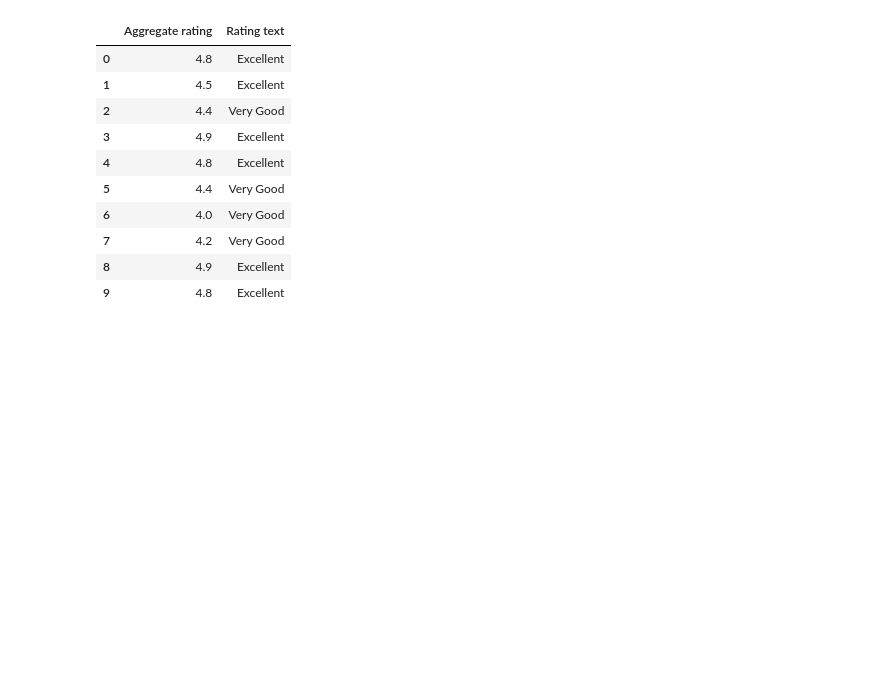
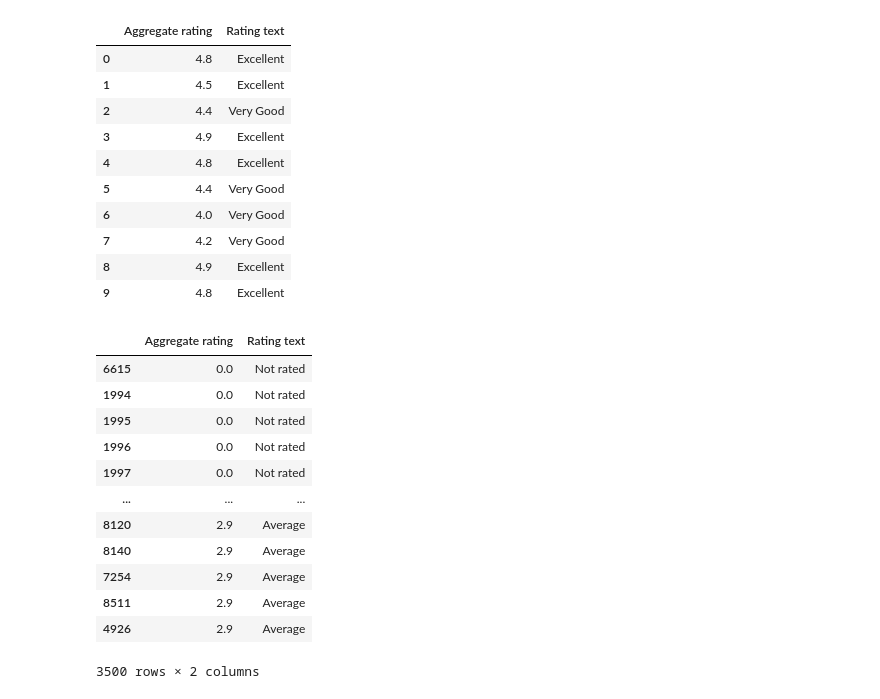
Before and after one commit to Vanshaj14Mohan/Restaurant-Ratings-Prediction, a Jupyter notebook: Files/main.ipynb, the cells around one changed output. Saved outputs shown, nothing was run; the diff lists cells and outputs as text; code cells hidden in the pictures; blank space fills up the shorter version.

```diff
--- a/Files/main.ipynb
+++ b/Files/main.ipynb
@@ -231,3 +231,19 @@ df[["Aggregate rating", "Rating text"]].head(10)
 | 7 | 4.2 | Very Good |
 | 8 | 4.9 | Excellent |
 | 9 | 4.8 | Excellent |
+# %%
+df[["Aggregate rating", "Rating text"]].sort_values(by="Aggregate rating", ascending=True).head(3500)
+# %% [output]
+|  | Aggregate rating | Rating text |
+| 6615 | 0.0 | Not rated |
+| 1994 | 0.0 | Not rated |
+| 1995 | 0.0 | Not rated |
+| 1996 | 0.0 | Not rated |
+| 1997 | 0.0 | Not rated |
+| ... | ... | ... |
+| 8120 | 2.9 | Average |
+| 8140 | 2.9 | Average |
+| 7254 | 2.9 | Average |
+| 8511 | 2.9 | Average |
+| 4926 | 2.9 | Average |
+3500 rows × 2 columns
```
